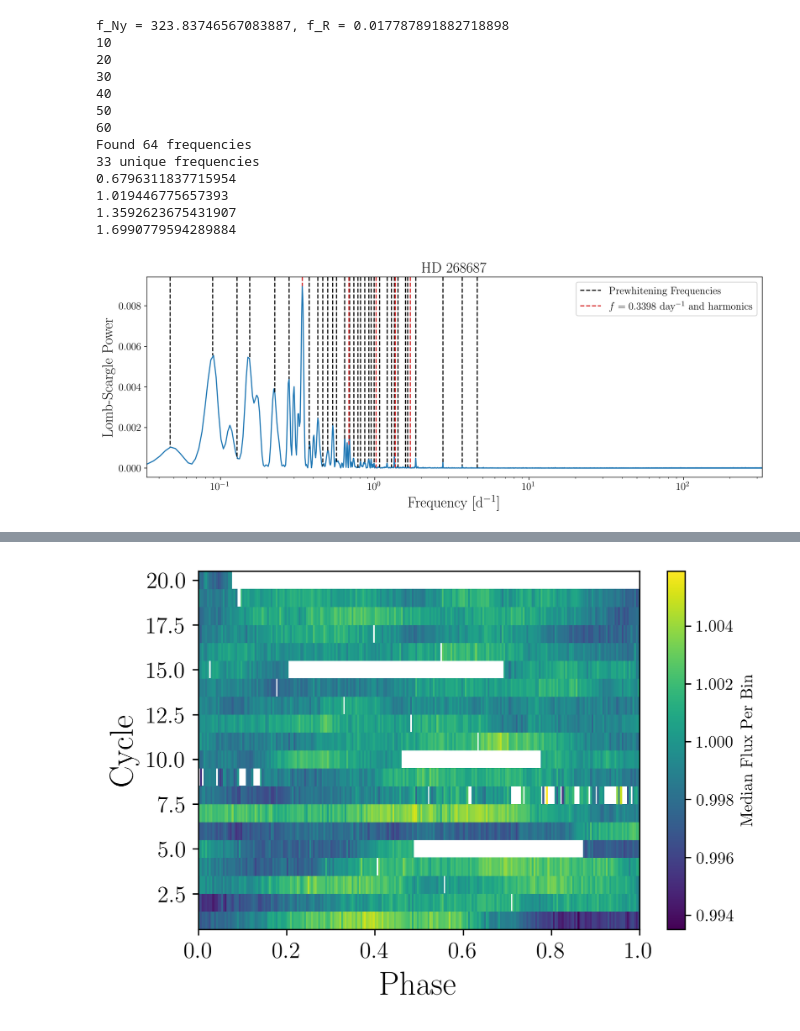
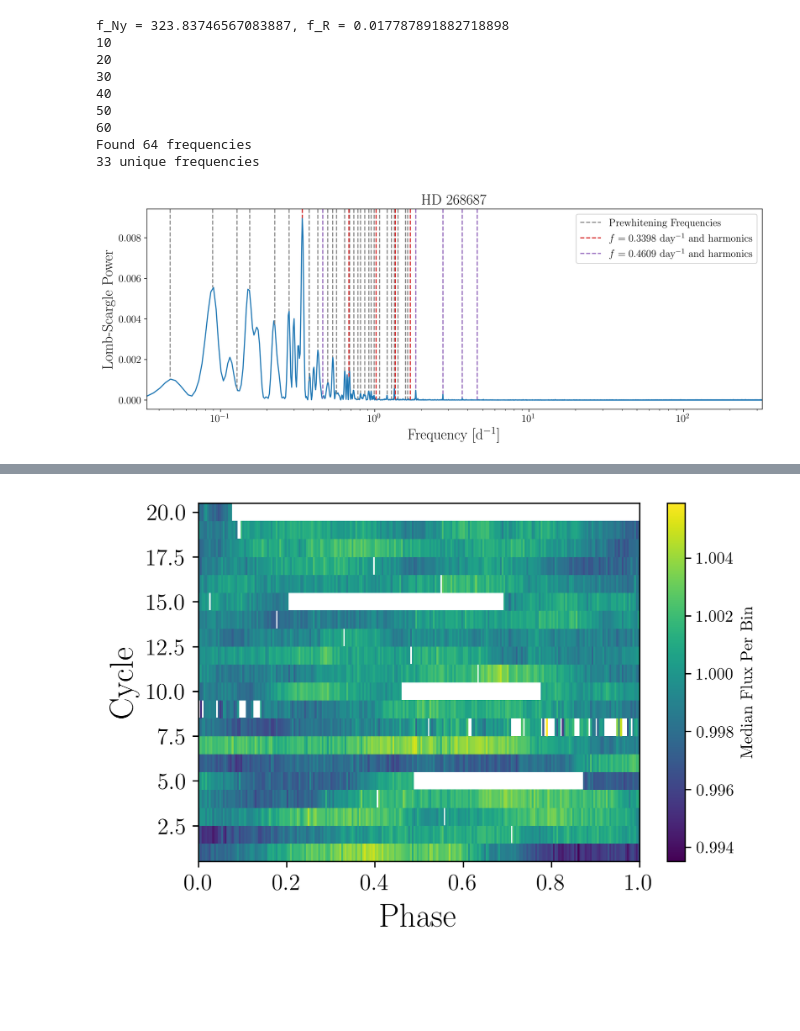
Before and after one commit to tzdwi/TESS, a Jupyter notebook: code/HD268687_YSG.ipynb, the cells around one changed output, grey strips where cells are left out. Cells and saved outputs as stored; diff of their text form; code cells hidden in the pictures; blank space fills up the shorter version.

```diff
--- a/code/HD268687_YSG.ipynb
+++ b/code/HD268687_YSG.ipynb
@@ -38,8 +39,0 @@ TypeError: 'Figure' object is not iterable
-# %%
-lc, p = polynorm(lc, deg=7)
-vals = np.polyval(p, lc['Time'])
-plt.scatter(lc['Time'],lc['Flux'],s=1,label='Data')
-plt.plot(lc['Time'],vals,c='C3',label='Fit')
-plt.gca().set(xlabel='BJD - 2457000 [$d$]', ylabel='Normalized PDCSAP\_FLUX [$e^-/s$]')
-h, l = plt.gca().get_legend_handles_labels()
-plt.legend(handles = h[::-1], labels = l[::-1], prop={'size': 14})
@@ -49,59 +40,62 @@ plt.legend(handles = h[::-1], labels = l[::-1], prop={'size': 14})
+# %%
+time, flux, err = lc['Time'], lc['NormFlux'], lc['NormErr']
+
+pseudo_NF = 0.5 / (np.mean(np.diff(time)))
+ls = LombScargle(time, flux, normalization='psd')
+freq, power = ls.autopower(minimum_frequency=1.0/30.0,
+                    maximum_frequency=pseudo_NF)
+
+good_fs, good_amps, good_phases = prewhiten(time, flux, err)
+harmonics = harmonic_search(good_fs)
+# %% [output]
+f_Ny = 323.83746567083887, f_R = 0.017787891882718898
+10
+20
+30
+40
+50
+60
+Found 64 frequencies
+33 unique frequencies
 # %%
 fig = plt.figure(figsize=(15,5),dpi=300)
-lc, lc_smooth = lc_extract(get_lc_from_id(tic), smooth=128)
-lc, p = polynorm(lc, deg=7)
-time, flux, err = lc['Time'], lc['NormFlux'], lc['NormErr']
-
-pseudo_NF = 0.5 / (np.mean(np.diff(time)))
-ls = LombScargle(time, flux, normalization='psd')
-freq, power = ls.autopower(minimum_frequency=1.0/30.0,
-                    maximum_frequency=pseudo_NF)
-
-good_fs, good_amps, good_phases = prewhiten(time, flux, err)
 
 plt.plot(freq, power)
 
 ax = plt.gca()
 
 ax.set(xlabel='Frequency [d$^{-1}$]', ylabel='Lomb-Scargle Power', xscale='log', xlim=(1/30,pseudo_NF))
 
 ylim = ax.get_ylim()
 
-plt.plot([good_fs[0,0],good_fs[0,0]],[ylim[1],power[np.argmin(np.abs(freq-good_fs[0,0]))]],c='k',ls='--',label='Prewhitening Frequencies')
+plt.plot([good_fs[0,0],good_fs[0,0]],[ylim[1],power[np.argmin(np.abs(freq-good_fs[0,0]))]],c='#888888',ls='--',label='Prewhitening Frequencies')
 for f in good_fs[1:,0]:
-    plt.plot([f,f],[ylim[1],power[np.argmin(np.abs(freq-f))]],c='k',ls='--')
+    plt.plot([f,f],[ylim[1],power[np.argmin(np.abs(freq-f))]],c='#888888',ls='--')
 
 dom = 0.3398155918857977
 plt.plot([dom,dom],[ylim[1],power[np.argmin(np.abs(freq-dom))]],c='C3',ls='--',label='$f=0.3398$ day$^{-1}$ and harmonics')
 for i in range(2,6):
     plt.plot([i*dom,i*dom],[ylim[1],power[np.argmin(np.abs(freq-i*dom))]],c='C3',ls='--')
-    print(i*dom)
+
+fund = harmonics[0,6]
+harms = harmonics[1,6:]
+plt.plot([fund,fund],[ylim[1],power[np.argmin(np.abs(freq-fund))]],c='C4',ls='--',label='$f=0.4609$ day$^{-1}$ and harmonics')
+for h in harms:
+    plt.plot([h,h],[ylim[1],power[np.argmin(np.abs(freq-h))]],c='C4',ls='--')
+
 
 ax.set(ylim=ylim)
 
 plt.legend(loc=1, framealpha=0.9, prop={'size': 14})
 
 ax.xaxis.label.set_size(20)
 ax.yaxis.label.set_size(20)
 for tick in ax.xaxis.get_major_ticks():
     tick.label.set_fontsize(14)
 for tick in ax.yaxis.get_major_ticks():
     tick.label.set_fontsize(14)
 
 ax.set_title('HD 268687',fontsize=20)
 plt.savefig('../plots/HD268687_periodogram.pdf')
 # %% [output]
-f_Ny = 323.83746567083887, f_R = 0.017787891882718898
-10
-20
-30
-40
-50
-60
-Found 64 frequencies
-33 unique frequencies
-0.6796311837715954
-1.019446775657393
-1.3592623675431907
-1.6990779594289884
-[figure, old version]
+[figure, new version]
```
Also changed, not shown: parts of 7 cells of this notebook, 23 other files.
